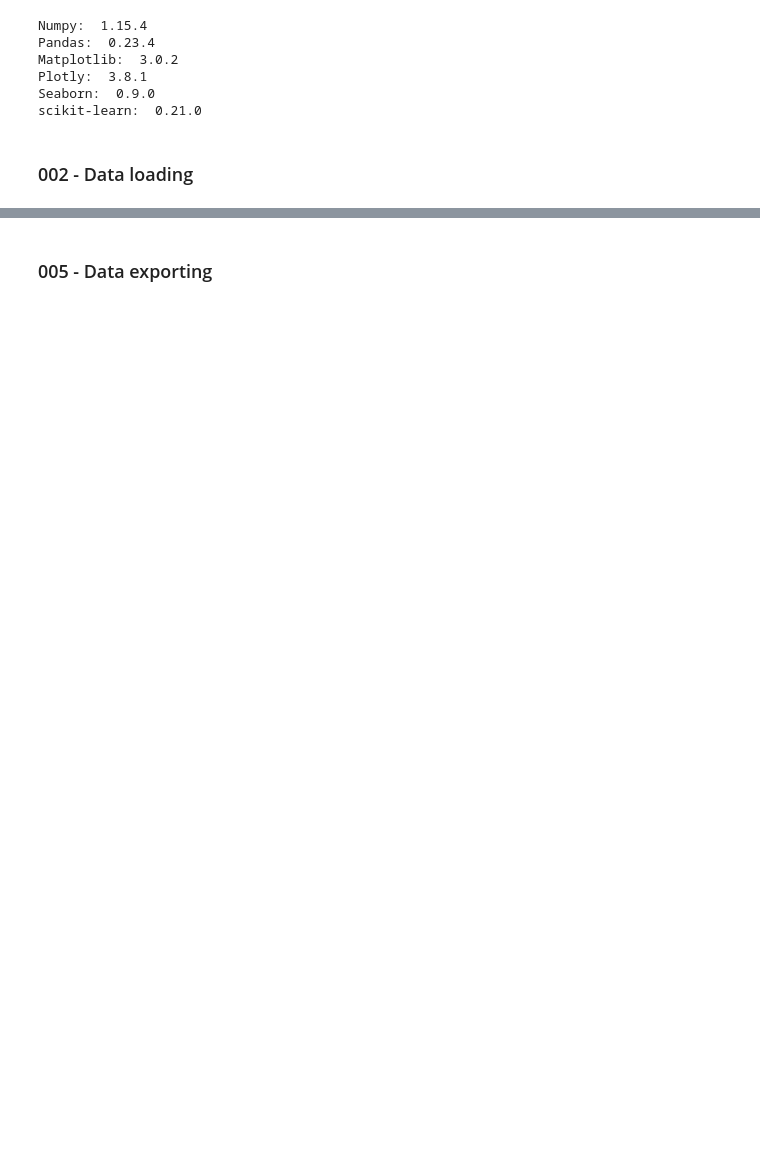
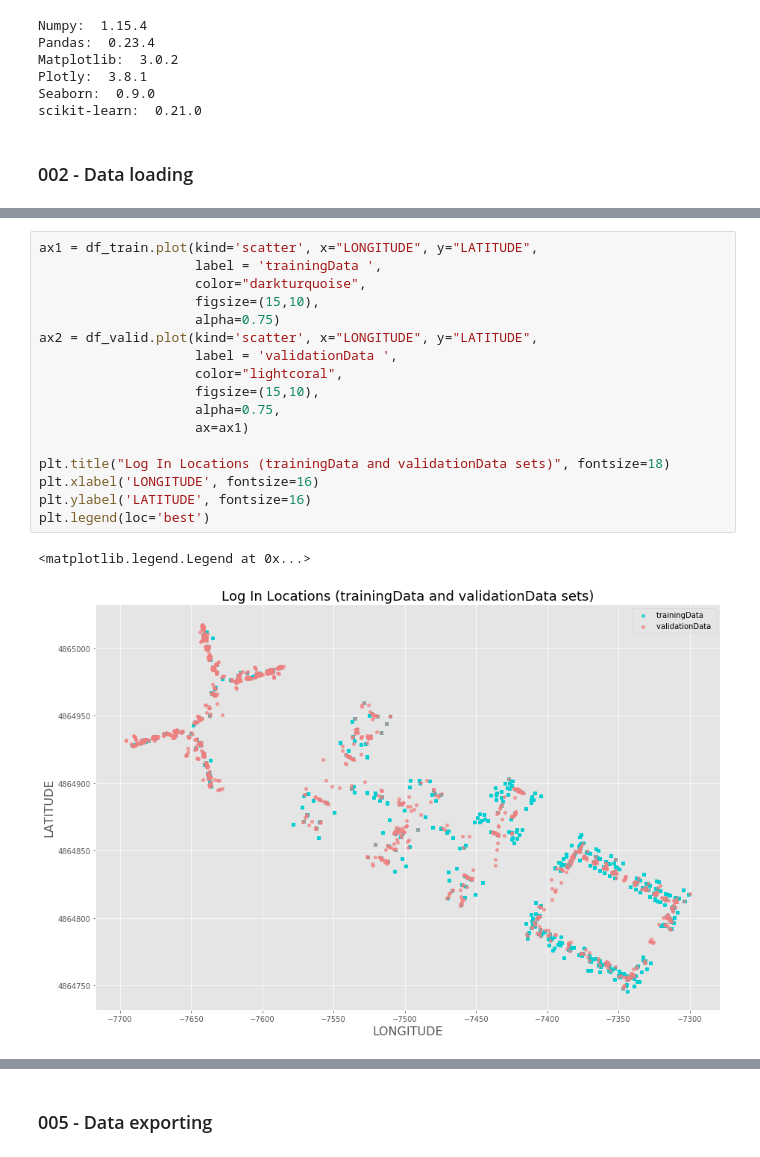
Before and after one commit to AndreasNehls/IoT_Analytics, a Jupyter notebook: python/IoT_preprocessing.ipynb, the cells around one changed output, grey strips where cells are left out. Cells and saved outputs as stored; diff of their text form; blank space fills up the shorter version.

```diff
--- a/python/IoT_preprocessing.ipynb
+++ b/python/IoT_preprocessing.ipynb
@@ -448,0 +189,20 @@ Categories (13, object): [B2, C3, C4, C2, ..., A0, A1, A2, A3]
+# %%
+ax1 = df_train.plot(kind='scatter', x="LONGITUDE", y="LATITUDE",
+                    label = 'trainingData ',
+                    color="darkturquoise",
+                    figsize=(15,10),
+                    alpha=0.75)
+ax2 = df_valid.plot(kind='scatter', x="LONGITUDE", y="LATITUDE",
+                    label = 'validationData ',
+                    color="lightcoral",
+                    figsize=(15,10),
+                    alpha=0.75,
+                    ax=ax1)
+
+plt.title("Log In Locations (trainingData and validationData sets)", fontsize=18)
+plt.xlabel('LONGITUDE', fontsize=16)
+plt.ylabel('LATITUDE', fontsize=16)
+plt.legend(loc='best')
+# %% [output]
+<matplotlib.legend.Legend at 0x...>
+[figure, added]
```
Also changed, not shown: parts of 91 cells of this notebook.
